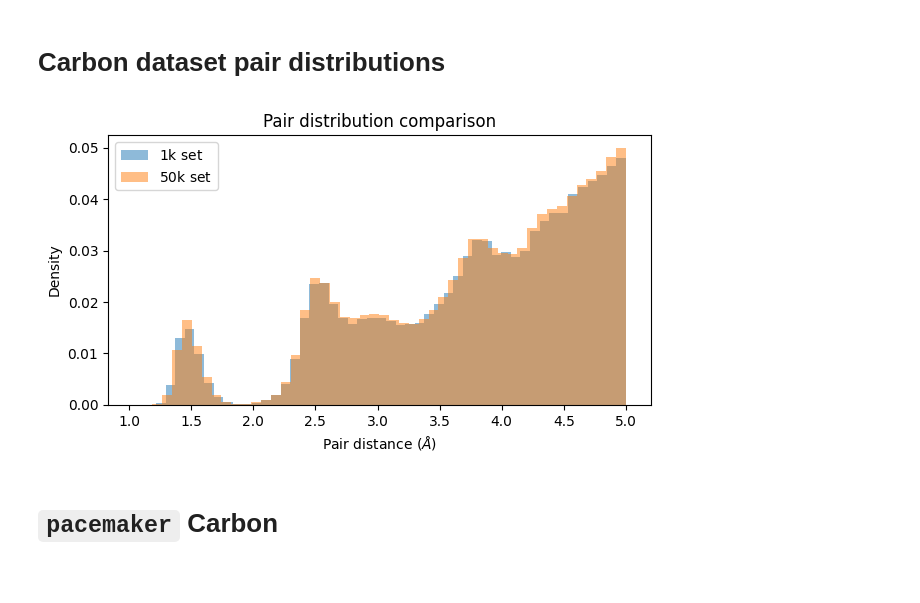
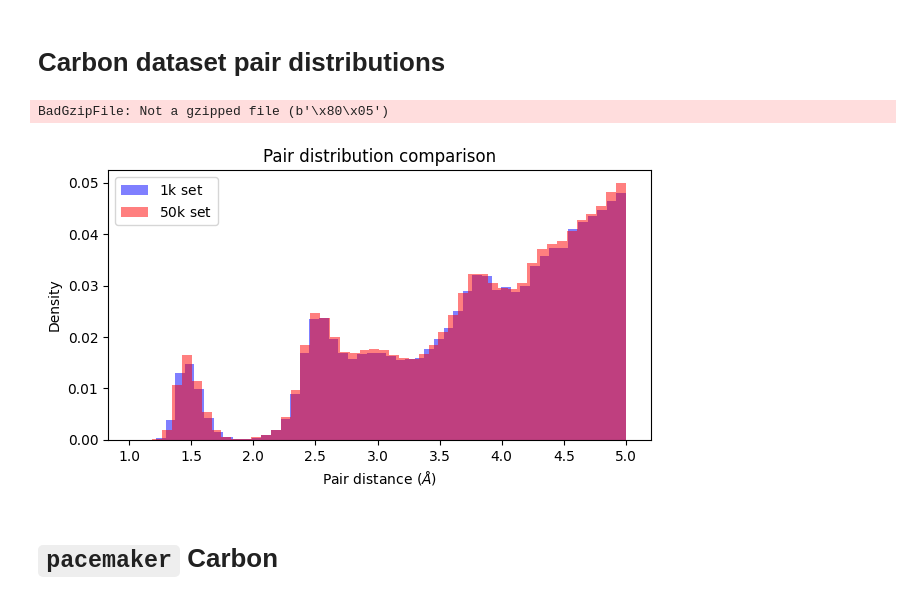
Before and after one commit to apolmiguel/aceconverge2025, a Jupyter notebook: plots_response.ipynb, the cells around one changed output. Saved outputs shown, nothing was run; the diff lists cells and outputs as text; code cells hidden in the pictures.

```diff
--- a/plots_response.ipynb
+++ b/plots_response.ipynb
@@ -6,22 +6,29 @@ import matplotlib.cm as cm
 from y2ace_funcs import *
 # %% [markdown]
 # Carbon dataset pair distributions
+# %%
+## Drautz dataset ##
+
+# scratch_dir = "/leonardo_scratch/large/userexternal/atan0000/anc_files"
+dset_drautz = load_gzip(scratch_dir + "C_dataset.pckl.gzip")
+# %% [output]
+BadGzipFile: Not a gzipped file (b'\x80\x05')
 # %%
 counts50, bins50 = np.loadtxt('datasets/pair_distributions/Tr50k_n_histogram.dat')
 counts1, bins1 = np.loadtxt('datasets/pair_distributions/Tr1k_n_histogram.dat')
 
 fig, ax = plt.subplots(1, 1, figsize=(7, 3.5), sharey=True)
 
-ax.bar(bins1, counts1/np.sum(counts1), width=bins1[-1]-bins1[-2], bottom=0, align='edge', alpha=0.5, label=r'$1$k set')
-ax.bar(bins50, counts50/np.sum(counts50), width=bins50[-1]-bins50[-2], bottom=0, align='edge', alpha=0.5, label=r'$50$k set')
+ax.bar(bins1, counts1/np.sum(counts1), width=bins1[-1]-bins1[-2], bottom=0, align='edge', alpha=0.5, color='blue', label=r'$1$k set')
+ax.bar(bins50, counts50/np.sum(counts50), width=bins50[-1]-bins50[-2], bottom=0, align='edge', alpha=0.5, color='red', label=r'$50$k set')
 ax.set_xlabel(r'Pair distance ($\AA$)')
 ax.set_ylabel('Density')
 ax.set_title('Pair distribution comparison')
 ax.legend()
 
 fig.savefig('figures/pairdistrib_1k50k.png', dpi=300, bbox_inches='tight')
 # %% [output]
-[figure, old version]
+[figure, new version]
 # %% [markdown]
 # `pacemaker` Carbon
 # %%
```
Also changed, not shown: parts of 5 cells of this notebook, 15 other files.
